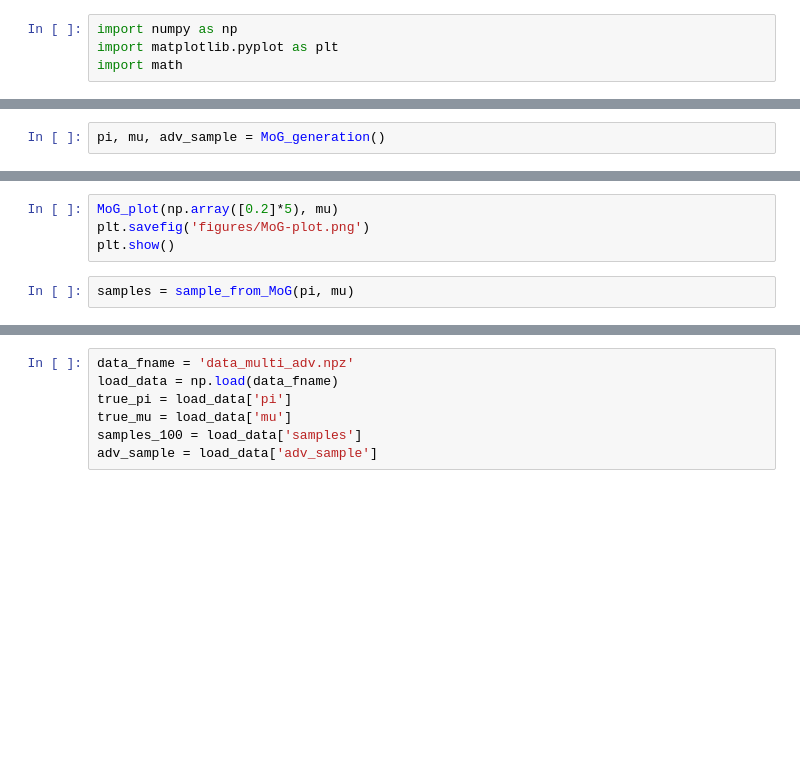
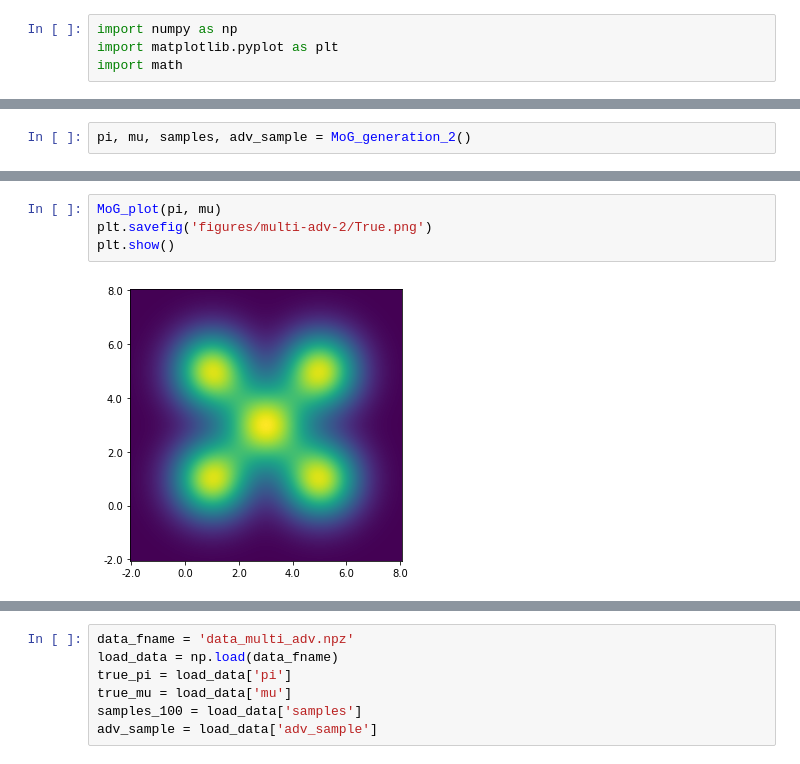
Before and after one commit to FengNiMa/203Project, a Jupyter notebook: data_generation.ipynb, the cells around one changed output, grey strips where cells are left out. Cells and saved outputs as stored; diff of their text form; blank space fills up the shorter version.

Commit message:
Dataset generation for 2,3

```diff
--- a/data_generation.ipynb
+++ b/data_generation.ipynb
@@ -78,4 +106,4 @@ def Data_plot(samples, adv_sample):
 # %%
-pi, mu, adv_sample = MoG_generation()
+pi, mu, samples, adv_sample = MoG_generation_2()
 # %%
 pi
@@ -84,7 +120,7 @@ mu
 # %%
-MoG_plot(np.array([0.2]*5), mu)
-plt.savefig('figures/MoG-plot.png')
+MoG_plot(pi, mu)
+plt.savefig('figures/multi-adv-2/True.png')
 plt.show()
+# %% [output]
+[figure, added]
-# %%
-samples = sample_from_MoG(pi, mu)
 # %%
```
Also changed, not shown: parts of 10 cells of this notebook, 6 other files.
